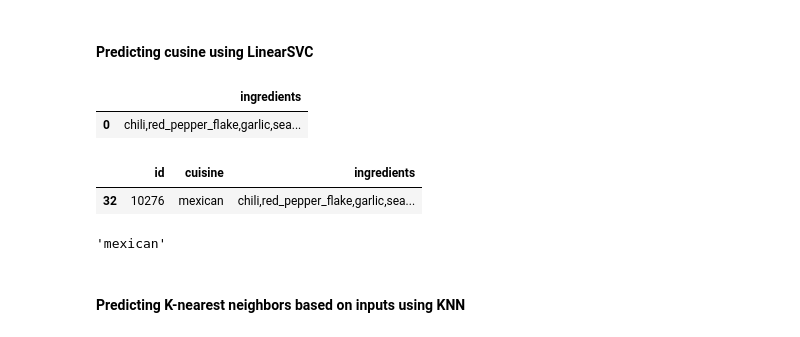
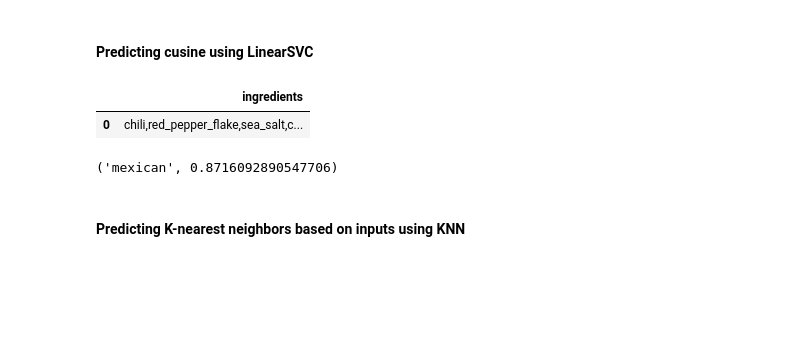
Before and after one commit to Biswas-N/Cuisine-Predictor, a Jupyter notebook: notebooks/MVP.ipynb, the cells around one changed output. Cells and saved outputs as stored; diff of their text form; code cells hidden in the pictures; blank space fills up the shorter version.

```diff
--- a/notebooks/MVP.ipynb
+++ b/notebooks/MVP.ipynb
@@ -175,44 +225,30 @@ plt.show()
 # %% [markdown]
 #### Predicting cusine using LinearSVC
 # %%
-# input_ingreds = [
-#     "chili powder",
-#     "crushed red pepper flakes",
-#     "garlic powder",
-#     "sea salt",
-#     "ground cumin",
-#     "onion powder",
-#     "dried oregano",
-#     "ground black pepper",
-#     "paprika"
-# ]
 input_ingreds = [
     "chili powder",
     "crushed red pepper flakes",
-    "garlic powder",
     "sea salt",
     "ground cumin",
     "onion powder",
     "dried oregano",
     "ground black pepper",
     "paprika"
 ]
 
 input_df = pd.DataFrame([normalize_ingreds(input_ingreds)], columns=["ingredients"])
 input_df
 # %% [output]
 |  | ingredients |
-| 0 | chili,red_pepper_flake,garlic,sea... |
+| 0 | chili,red_pepper_flake,sea_salt,c... |
-# %%
-yummly_df[yummly_df["ingredients"]==normalize_ingreds(input_ingreds)]
-# %% [output]
-|  | id | cuisine | ingredients |
-| 32 | 10276 | mexican | chili,red_pepper_flake,garlic,sea... |
-# %%
-pred = clf_pipe.predict(input_df)
-le.classes_[pred[0]]
-# %% [output]
-'mexican'
+# %%
+sorted(
+    [(c, s) for c, s in zip(le.classes_, clf_pipe.predict_proba(input_df)[0])],
+    key=lambda x: x[1],
+    reverse=True
+)[0]
+# %% [output]
+('mexican', 0.8716092890547706)
 # %% [markdown]
 #### Predicting K-nearest neighbors based on inputs using KNN
 # %%
```
Also changed, not shown: parts of 15 cells of this notebook, 1 other file.
